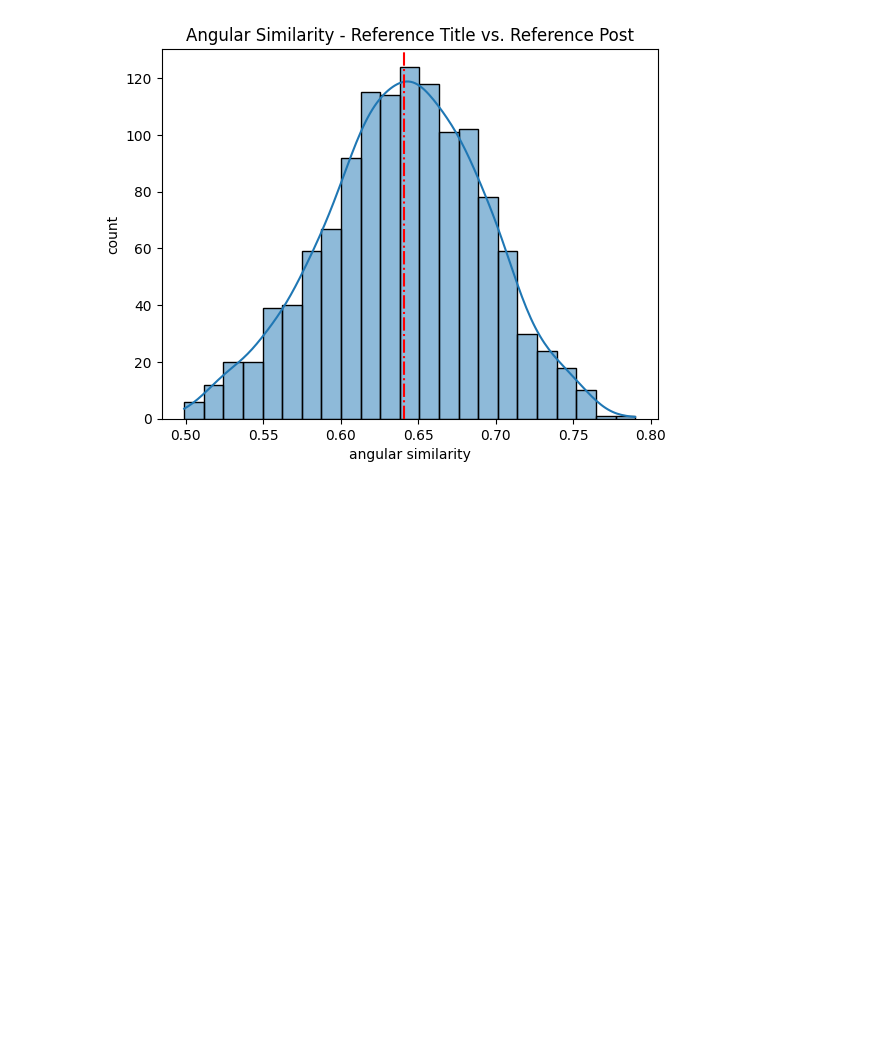
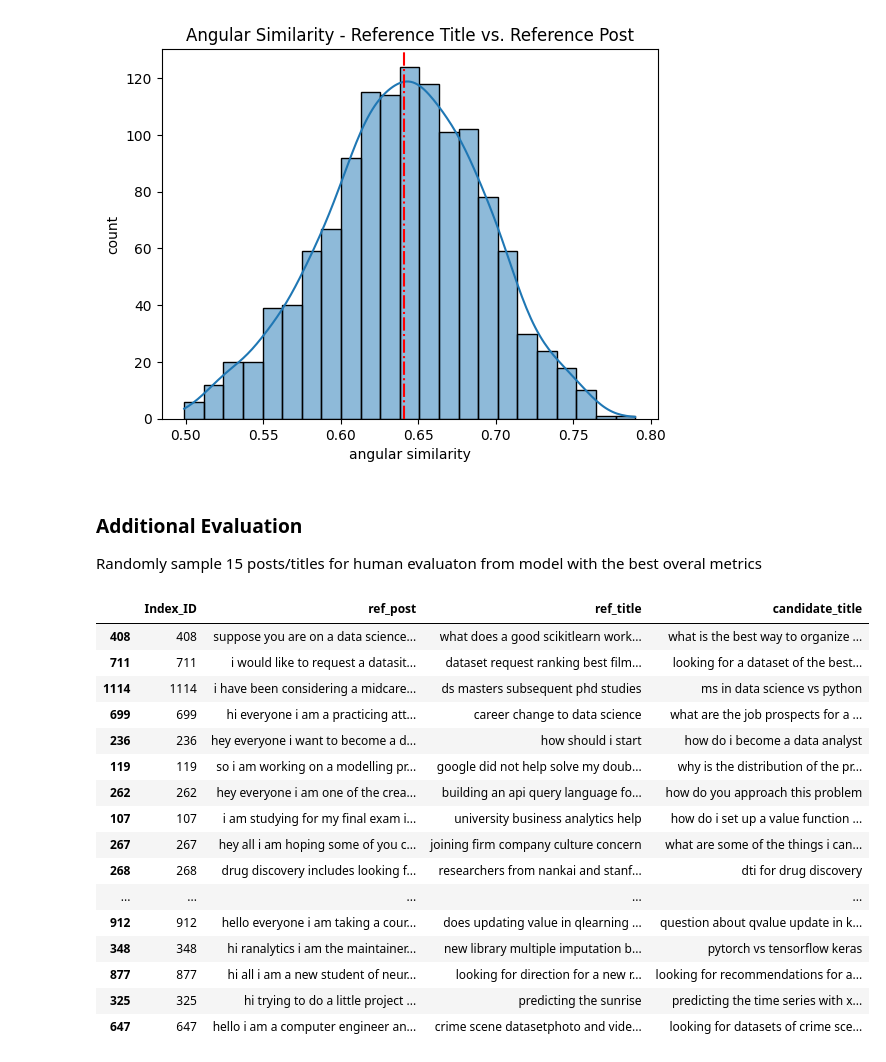
Before and after one commit to rayhung1/NLP-Headline-Generation, a Jupyter notebook: W266_Final_Project_Evaluation.ipynb, the cells around one changed output. Cells and saved outputs as stored; diff of their text form; code cells hidden in the pictures; blank space fills up the shorter version.

```diff
--- a/W266_Final_Project_Evaluation.ipynb
+++ b/W266_Final_Project_Evaluation.ipynb
@@ -444,3 +457,33 @@ plt.axvline(summary_ang_sim_ref_title_ref_post,linestyle='-.',color='red')
 # %% [output]
 <matplotlib.lines.Line2D at 0x...>
 [figure]
+# %% [markdown]
+### Additional Evaluation
+Randomly sample 15 posts/titles for human evaluaton from model with the best overal metrics
+# %%
+# create a randomly sample dataframe
+sample_t5 = df_t5.sample(n=30, random_state=1)
+display(sample_t5)
+
+# create convert dataframe to list for Rouge and BLEU eval
+ref_post_list = sample_t5['ref_post'].tolist()
+ref_title_list = sample_t5['ref_title'].tolist()
+candidate_title_list = sample_t5['candidate_title'].tolist()
+# %% [output]
+|  | Index_ID | ref_post | ref_title | candidate_title |
+| 408 | 408 | suppose you are on a data science... | what does a good scikitlearn work... | what is the best way to organize ... |
+| 711 | 711 | i would like to request a datasit... | dataset request ranking best film... | looking for a dataset of the best... |
+| 1114 | 1114 | i have been considering a midcare... | ds masters subsequent phd studies | ms in data science vs python |
+| 699 | 699 | hi everyone i am a practicing att... | career change to data science | what are the job prospects for a ... |
+| 236 | 236 | hey everyone i want to become a d... | how should i start | how do i become a data analyst |
+| 119 | 119 | so i am working on a modelling pr... | google did not help solve my doub... | why is the distribution of the pr... |
+| 262 | 262 | hey everyone i am one of the crea... | building an api query language fo... | how do you approach this problem |
+| 107 | 107 | i am studying for my final exam i... | university business analytics help | how do i set up a value function ... |
+| 267 | 267 | hey all i am hoping some of you c... | joining firm company culture concern | what are some of the things i can... |
+| 268 | 268 | drug discovery includes looking f... | researchers from nankai and stanf... | dti for drug discovery |
+| ... | ... | ... | ... | ... |
+| 912 | 912 | hello everyone i am taking a cour... | does updating value in qlearning ... | question about qvalue update in k... |
+| 348 | 348 | hi ranalytics i am the maintainer... | new library multiple imputation b... | pytorch vs tensorflow keras |
+| 877 | 877 | hi all i am a new student of neur... | looking for direction for a new r... | looking for recommendations for a... |
+| 325 | 325 | hi trying to do a little project ... | predicting the sunrise | predicting the time series with x... |
+| 647 | 647 | hello i am a computer engineer an... | crime scene datasetphoto and vide... | looking for datasets of crime sce... |
```
Also changed, not shown: parts of 20 cells of this notebook.
